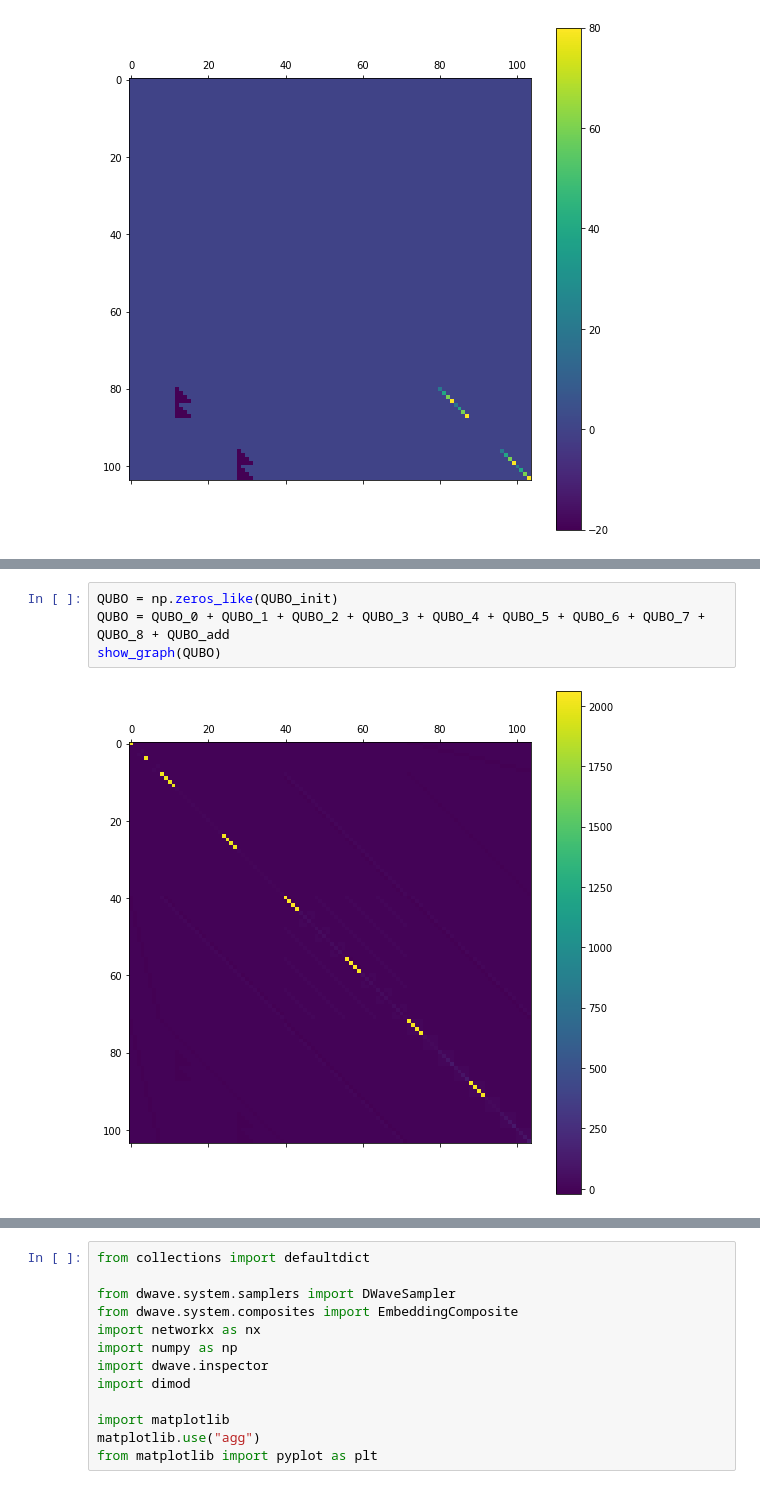
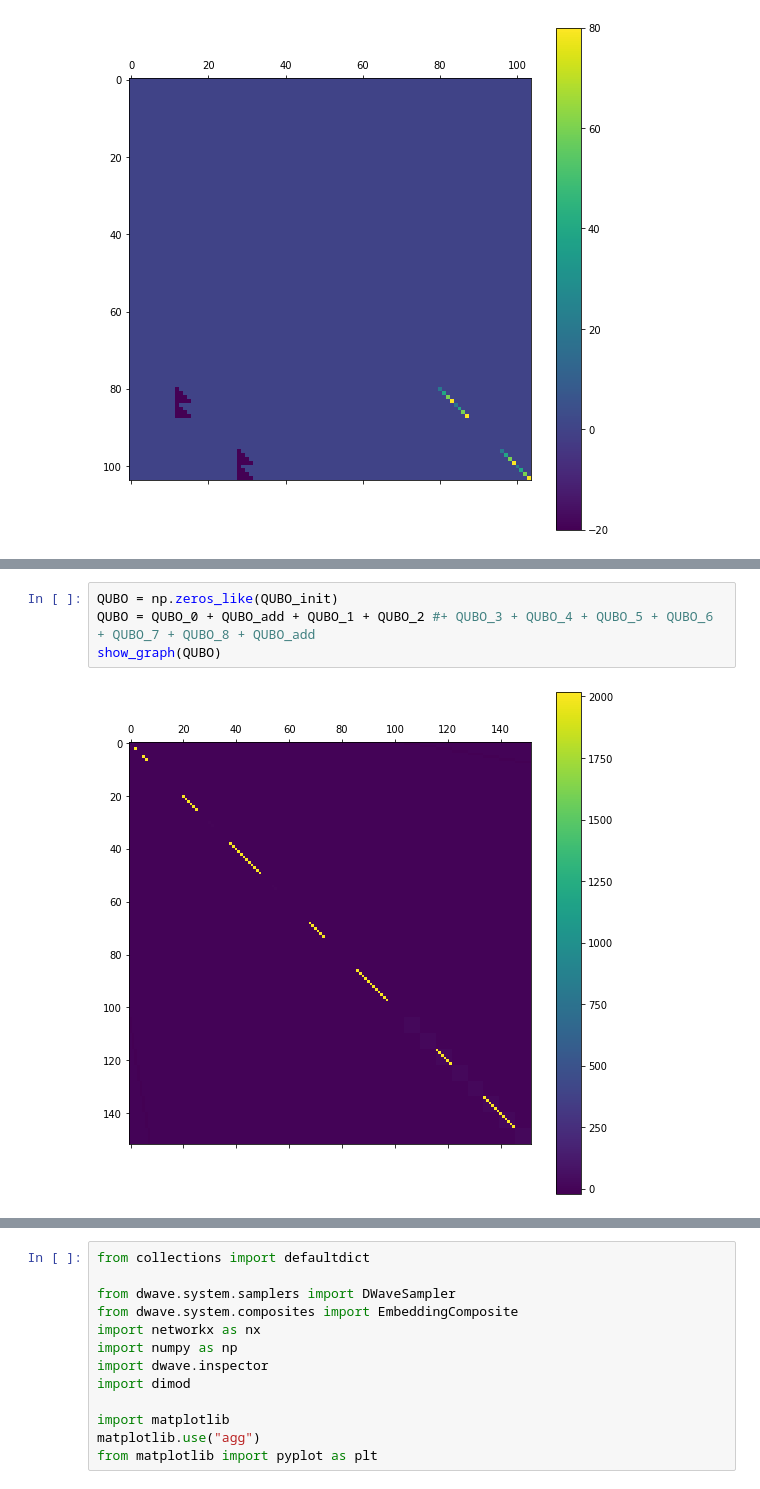
Before and after one commit to djzts/UoH_code, a Jupyter notebook: Wenlu/Final_algorithm_simplified.ipynb, the cells around one changed output, grey strips where cells are left out. Saved outputs shown, nothing was run; the diff lists cells and outputs as text.

```diff
--- a/Wenlu/Final_algorithm_simplified.ipynb
+++ b/Wenlu/Final_algorithm_simplified.ipynb
@@ -295,9 +291,9 @@ show_graph(QUBO_add)
 # %%
 QUBO = np.zeros_like(QUBO_init)
-QUBO = QUBO_0 + QUBO_1 + QUBO_2 + QUBO_3 + QUBO_4 + QUBO_5 + QUBO_6 + QUBO_7 + QUBO_8 + QUBO_add
+QUBO = QUBO_0 + QUBO_add + QUBO_1 + QUBO_2 #+ QUBO_3 + QUBO_4 + QUBO_5 + QUBO_6 + QUBO_7 + QUBO_8 + QUBO_add
 show_graph(QUBO)
 # %% [output]
-[figure, old version]
+[figure, new version]
 # %%
 ## Single Slack Variable part
 #C8 line(10)
```
Also changed, not shown: parts of 14 cells of this notebook.
